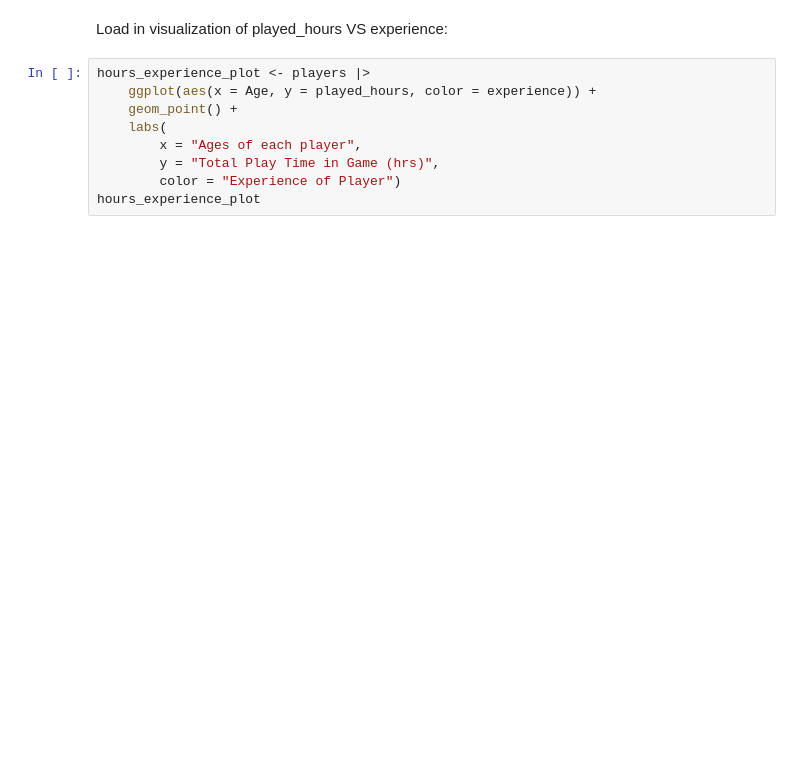
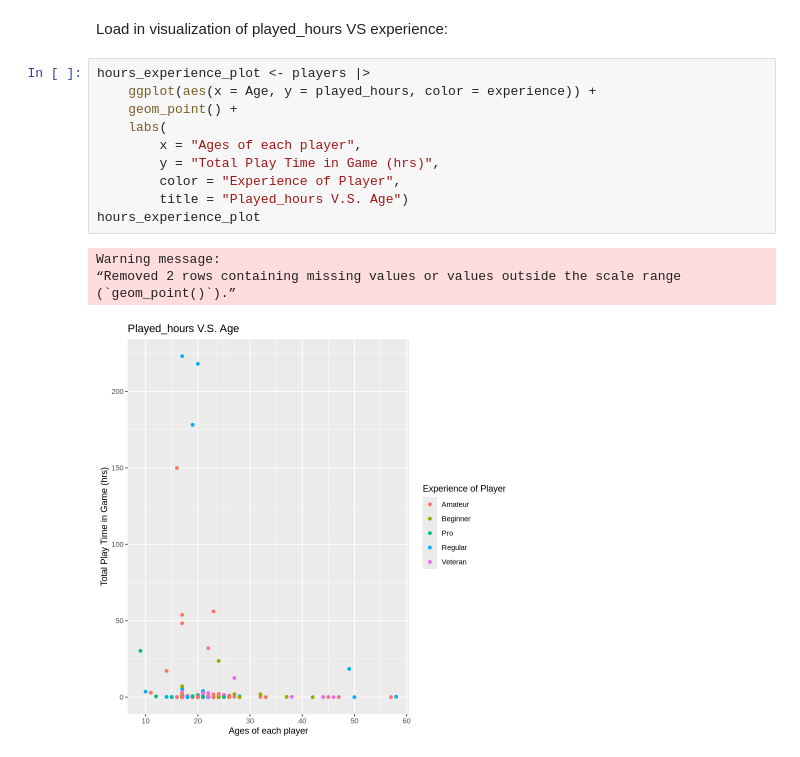
Before and after one commit to iSqlqmi/dsci-project, a Jupyter notebook: individual_planning.ipynb, the cells around one changed output. Saved outputs shown, nothing was run; the diff lists cells and outputs as text; blank space fills up the shorter version.

```diff
--- a/individual_planning.ipynb
+++ b/individual_planning.ipynb
@@ -213,11 +237,17 @@ Load in visualization of played_hours VS experience:
 # %%
 hours_experience_plot <- players |>
     ggplot(aes(x = Age, y = played_hours, color = experience)) +
     geom_point() +
     labs(
         x = "Ages of each player",
         y = "Total Play Time in Game (hrs)",
-        color = "Experience of Player")
+        color = "Experience of Player",
+        title = "Played_hours V.S. Age")
 hours_experience_plot
+# %% [output]
+Warning message:
+“Removed 2 rows containing missing values or values outside the scale range
+(`geom_point()`).”
+[figure, added]
 # %%
 hours_age_plot <- players |>
```
Also changed, not shown: parts of 14 cells of this notebook.
